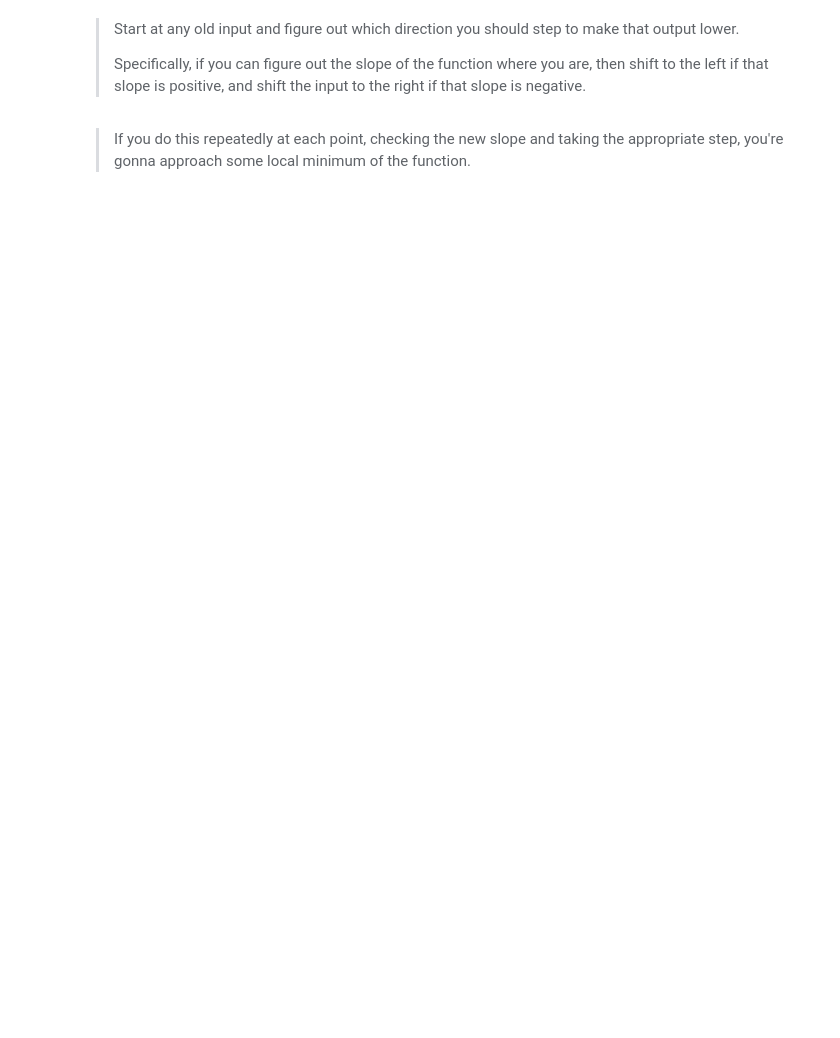
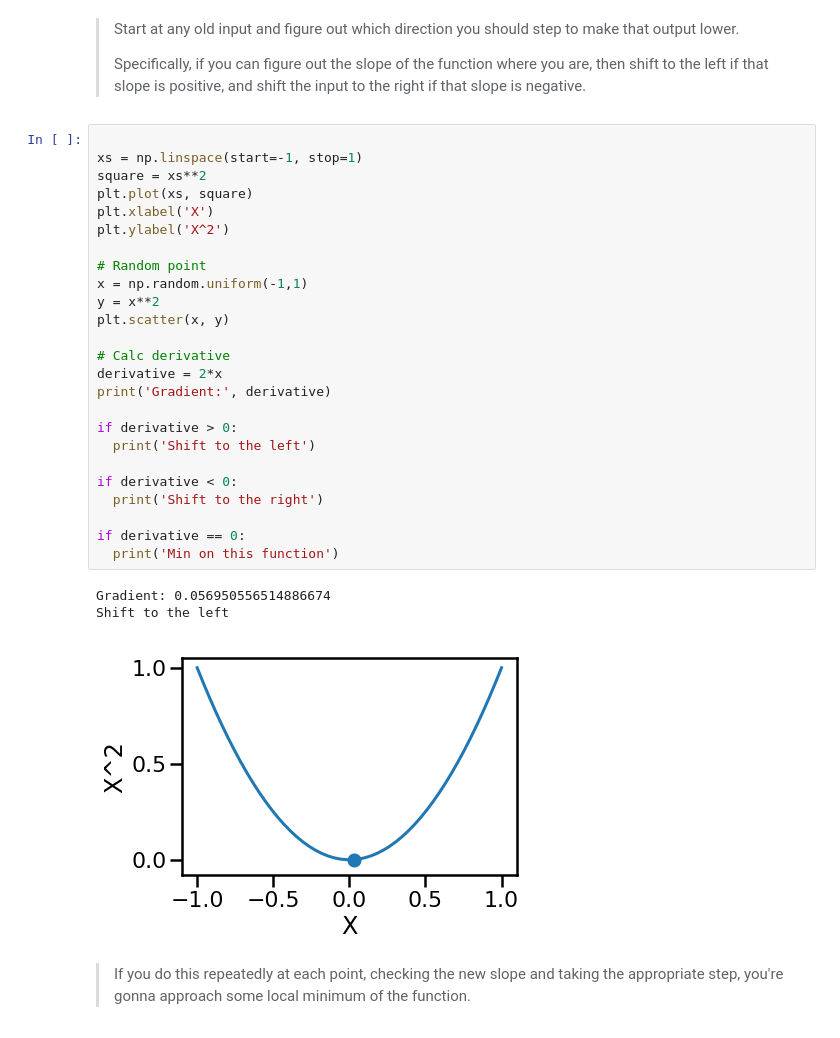
Before and after one commit to LambdaSchool/DS-Unit-2-Sprint-4-Practicing-Understanding, a Jupyter notebook: LS_DS_244_Gradient_Descent_LIVE_LESSON.ipynb, the cells around one changed output. Drawn from its saved outputs; the diff is of its cells as text; blank space fills up the shorter version.

```diff
--- a/LS_DS_244_Gradient_Descent_LIVE_LESSON.ipynb
+++ b/LS_DS_244_Gradient_Descent_LIVE_LESSON.ipynb
@@ -62,5 +93,34 @@ Let's plot a function like that: $f(x) = x^2$
 > Start at any old input and figure out which direction you should step to make that output lower.
 >
 > Specifically, if you can figure out the slope of the function where you are, then shift to the left if that slope is positive, and shift the input to the right if that slope is negative.
+# %%
+
+xs = np.linspace(start=-1, stop=1)
+square = xs**2
+plt.plot(xs, square)
+plt.xlabel('X')
+plt.ylabel('X^2')
+
+# Random point
+x = np.random.uniform(-1,1)
+y = x**2
+plt.scatter(x, y)
+
+# Calc derivative
+derivative = 2*x
+print('Gradient:', derivative)
+
+if derivative > 0:
+  print('Shift to the left')
+
+if derivative < 0:
+  print('Shift to the right')
+
+if derivative == 0:
+  print('Min on this function')
+# %% [output]
+Gradient: 0.056950556514886674
+Shift to the left
+[figure, added]
 # %% [markdown]
 > If you do this repeatedly at each point, checking the new slope and taking the appropriate step, you're gonna approach some local minimum of the function.
```
Also changed, not shown: parts of 10 cells of this notebook.
